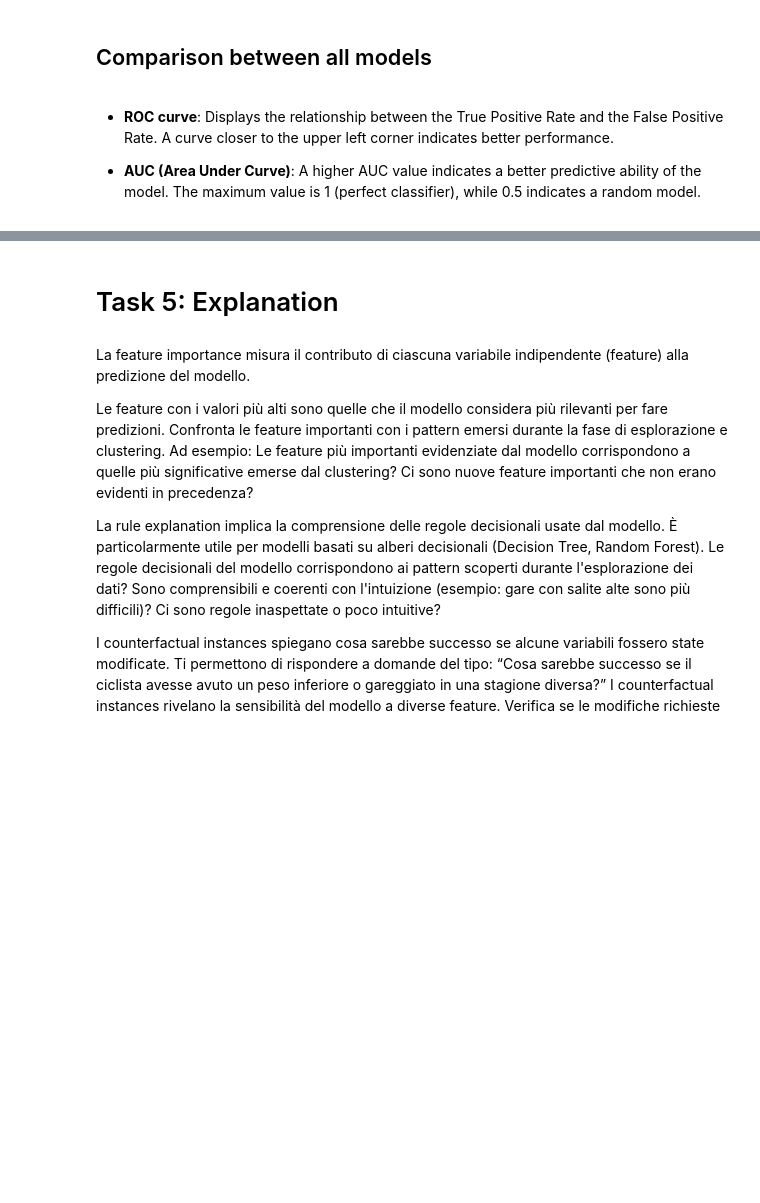
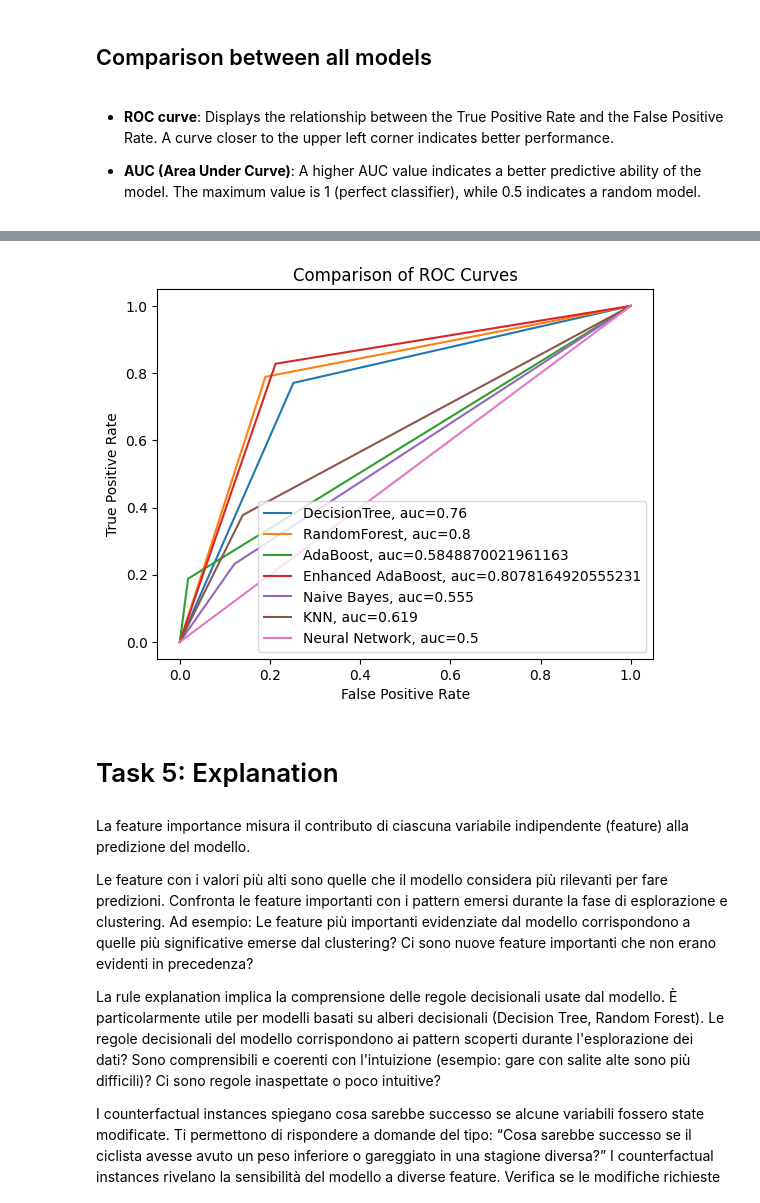
Before and after one commit to leomanne/Data-Mining, a Jupyter notebook: fourth_task.ipynb, the cells around one changed output, grey strips where cells are left out. Drawn from its saved outputs; the diff is of its cells as text; code cells hidden in the pictures; blank space fills up the shorter version.

```diff
--- a/fourth_task.ipynb
+++ b/fourth_task.ipynb
@@ -549,6 +749,8 @@ How to read the results:
 # %% [markdown]
 ## Neural Network
 # %%
+from sklearn.utils.class_weight import compute_class_weight
+
 # Convert labels to NumPy arrays
 y_train = np.asarray(y_train).astype('float32').reshape((-1, 1))  # Convert training labels to NumPy arrays
 y_test = np.asarray(y_test).astype('float32').reshape((-1, 1))    # Convert test labels to NumPy arrays
@@ -556,9 +758,9 @@ y_test = np.asarray(y_test).astype('float32').reshape((-1, 1))    # Convert test
 # Define the neural network model
 model = tf.keras.models.Sequential([
     tf.keras.layers.Dense(128, activation='relu', input_shape=(x_train.shape[1],)),  # Input layer
-    tf.keras.layers.Dropout(0.2),  # Dropout to prevent overfitting
+    tf.keras.layers.Dropout(0.1),  # Dropout to prevent overfitting
     tf.keras.layers.Dense(128, activation='relu'),  # Hidden layer
-    tf.keras.layers.Dropout(0.2),  # Dropout to improve generalization
+    tf.keras.layers.Dropout(0.1),  # Dropout to improve generalization
     tf.keras.layers.Dense(1, activation='sigmoid')  # Output layer for binary classification
 ])
 
@@ -570,7 +772,7 @@ model.compile(optimizer='adamax',                       # Adam optimizer
 # Train the model
 history = model.fit(
     x_train, y_train,                 # Training data
-    epochs=80,                        # Number of training epochs
+    epochs=80,                        # Number of training epochs              # Number of training epochs
     batch_size=256,                    # Batch size
     validation_split=0.2          # Verbose output for training progress
 )
@@ -661,6 +898,11 @@ plt.plot(fpr, tpr, label="RandomForest, auc=" + str(round(auc, 3)))
 fpr, tpr, thresh = metrics.roc_curve(y_test, test_pred_clf)
 auc = metrics.roc_auc_score(y_test, test_pred_clf)
 plt.plot(fpr,tpr,label="AdaBoost, auc="+str(auc))
+
+# Enhanced AdaBoost
+fpr, tpr, thresh = metrics.roc_curve(y_test, test_pred_clf2)
+auc = metrics.roc_auc_score(y_test, test_pred_clf2)
+plt.plot(fpr,tpr,label="Enhanced AdaBoost, auc="+str(auc))
 
 # Naive Bayes
 fpr, tpr, thresh = metrics.roc_curve(y_test, test_pred_gnb)
@@ -685,3 +927,4 @@ plt.ylabel('True Positive Rate')
 plt.title('Comparison of ROC Curves')
 plt.legend(loc=0)
 plt.show()
+# %% [output]
@@ -688,3 +932,4 @@ plt.show()
+[figure, added]
 # %% [markdown]
 # Task 5: Explanation
 # %% [markdown]
```
Also changed, not shown: parts of 35 cells of this notebook.
